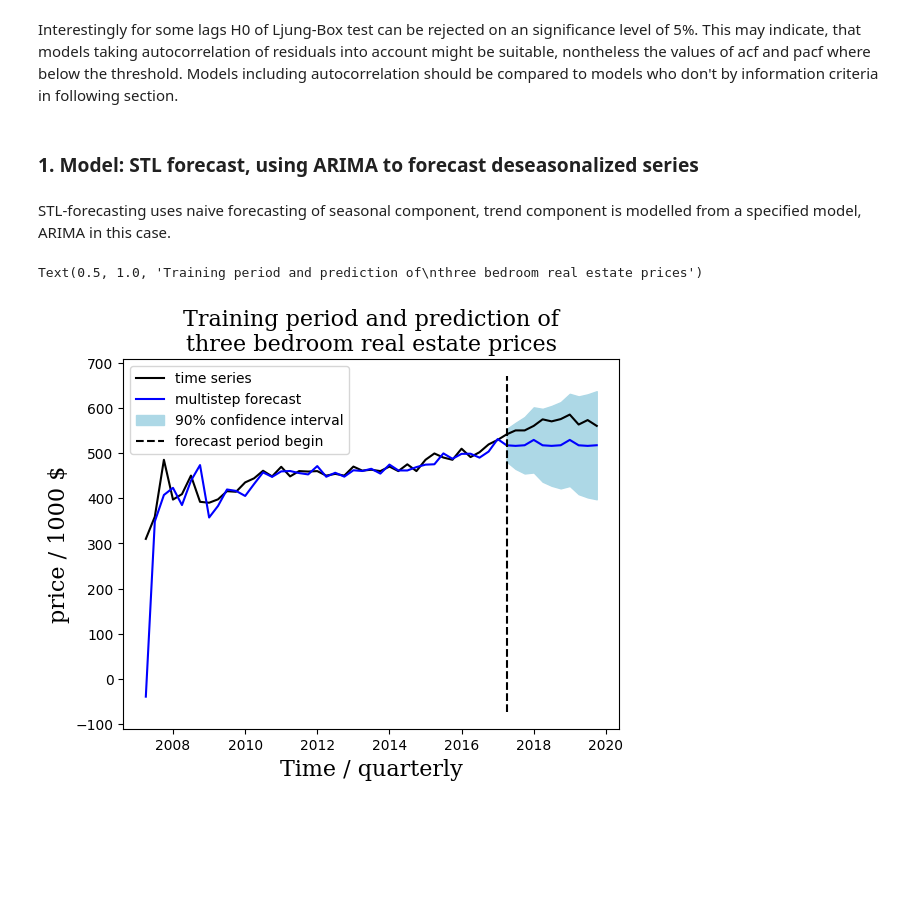
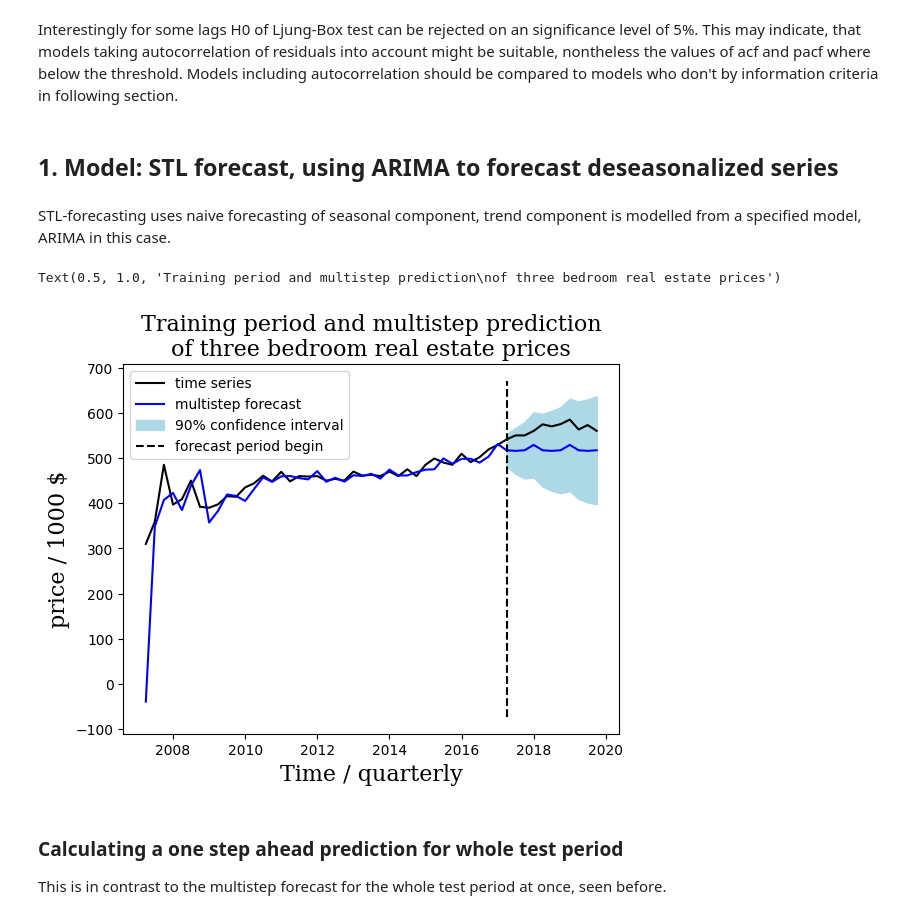
Before and after one commit to Felix-Busse/Recurrent_NNR, a Jupyter notebook: US_realestate_sales.ipynb, the cells around one changed output. Cells and saved outputs as stored; diff of their text form; code cells hidden in the pictures; blank space fills up the shorter version.

```diff
--- a/US_realestate_sales.ipynb
+++ b/US_realestate_sales.ipynb
@@ -176,7 +177,7 @@ Ljung_Box_result
 # %% [markdown]
 Interestingly for some lags H0 of Ljung-Box test can be rejected on an significance level of 5%. This may indicate, that models taking autocorrelation of residuals into account might be suitable, nontheless the values of acf and pacf where below the threshold. Models including autocorrelation should be compared to models who don't by information criteria in following section.
 # %% [markdown]
-### 1. Model: STL forecast, using ARIMA to forecast deseasonalized series
+## 1. Model: STL forecast, using ARIMA to forecast deseasonalized series
 # %% [markdown]
 STL-forecasting uses naive forecasting of seasonal component, trend component is modelled from a specified model, ARIMA in this case.
 # %%
@@ -197,33 +198,36 @@ conf_int_all_series = STL_naive_result.get_prediction(start=boundary, end='2020'
 # Fill results of prediction on training data, point forecast on test data,
 # standard deviation and confidence interval on test data into same dataframe as time series data
 df = df.assign(STL_ARIMA_three=predict_all_series.predicted_mean,
                STL_ARIMA_std_three=predict_all_series.se_mean,
                STL_ARIMA_90_lower=conf_int_all_series.lower,
                STL_ARIMA_90_upper=conf_int_all_series.upper)
 
 # defining font for labels and title of following plot
 font = {'family': 'serif',
         'color':  'black',
         'weight': 'normal',
         'size': 16,
         }
 
 # Plot time series together with prediction and forecast and its confidence interval
 fig, ax = plt.subplots()
 ax.plot(df.three, color='black', label='time series')
 ax.plot(df.STL_ARIMA_three, color='blue', label='multistep forecast')
 # Confidence interval plotting
 ax.fill_between(df.loc['2017-01':].index, df.loc['2017-01':].STL_ARIMA_90_lower,
                 df.loc['2017-01':].STL_ARIMA_90_upper, color='lightblue', label='90% confidence interval')
 ax.vlines(df.index[boundary], ymin=ax.get_ylim()[0], ymax=ax.get_ylim()[1], color='black',
           linestyles='dashed', label='forecast period begin')
 
 # Labels and legends:
 ax.legend()
 ax.set_xlabel('Time / quarterly', fontdict=font)
 ax.set_ylabel('price / 1000 $', fontdict=font)
 #ax.set_x_tics(1)
-ax.set_title('Training period and prediction of\nthree bedroom real estate prices', fontdict=font)
+ax.set_title('Training period and multistep prediction\nof three bedroom real estate prices', fontdict=font)
 # %% [output]
-Text(0.5, 1.0, 'Training period and prediction of\nthree bedroom real estate prices')
+Text(0.5, 1.0, 'Training period and multistep prediction\nof three bedroom real estate prices')
-[figure, old version]
+[figure, new version]
+# %% [markdown]
+### Calculating a one step ahead prediction for whole test period
+This is in contrast to the multistep forecast for the whole test period at once, seen before.
```
Also changed, not shown: parts of 6 cells of this notebook.
